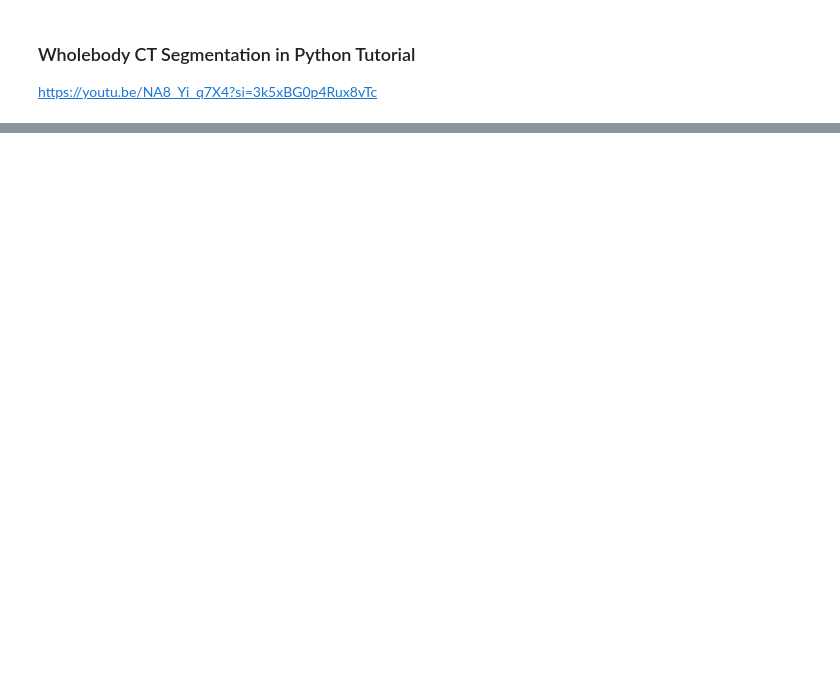
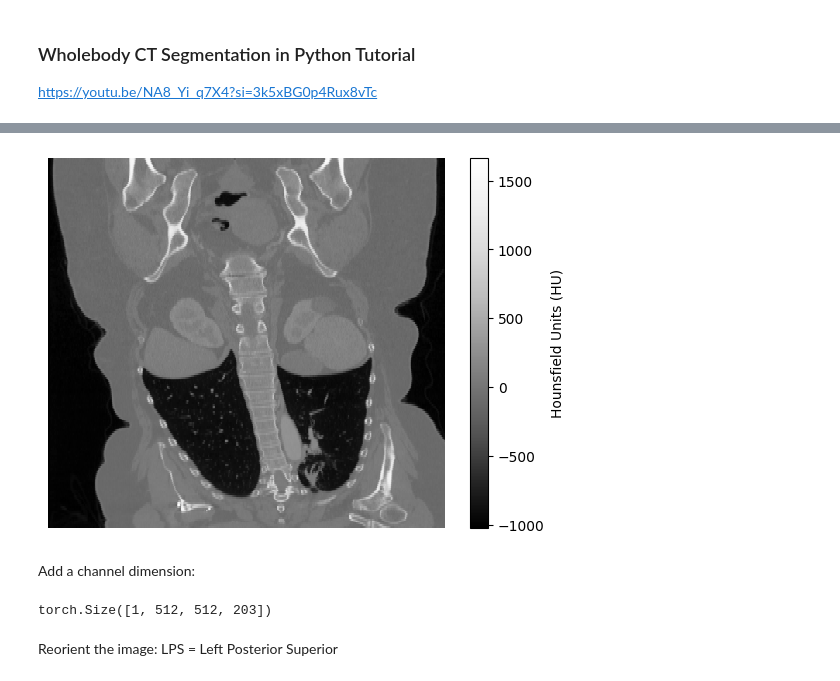
Before and after one commit to adamkurth/understand-liver-segmentation, a Jupyter notebook: main.ipynb, the cells around one changed output, grey strips where cells are left out. Drawn from its saved outputs; the diff is of its cells as text; code cells hidden in the pictures; blank space fills up the shorter version.

```diff
--- a/main.ipynb
+++ b/main.ipynb
@@ -38,0 +77,5 @@ FileNotFoundError: [Errno 2] No such file or directory: 'images/1.3.6.1.4.1.1451
+# %%
+image_loader = LoadImage(image_only=True)
+CT = image_loader(CT_dir)
+CT.meta
+CT.shape
@@ -38,0 +93,20 @@ FileNotFoundError: [Errno 2] No such file or directory: 'images/1.3.6.1.4.1.1451
+# %%
+CT_coronal_slice = CT[:,300].cpu().numpy()
+plt.pcolormesh(CT_coronal_slice.T, cmap='Greys_r')
+plt.colorbar(label='Hounsfield Units (HU)')
+plt.axis('off')
+plt.show()
+# %% [output]
+[figure, added]
+# %% [markdown]
+Add a channel dimension:
+# %%
+channel_transform = EnsureChannelFirst()
+CT = channel_transform(CT)
+# CT = CT.squeeze(0)
+CT.shape
+# %% [output]
+torch.Size([1, 512, 512, 203])
+# %% [markdown]
+Reorient the image:
+LPS = Left Posterior Superior
```
Also changed, not shown: parts of 37 cells of this notebook, 13 other files.
